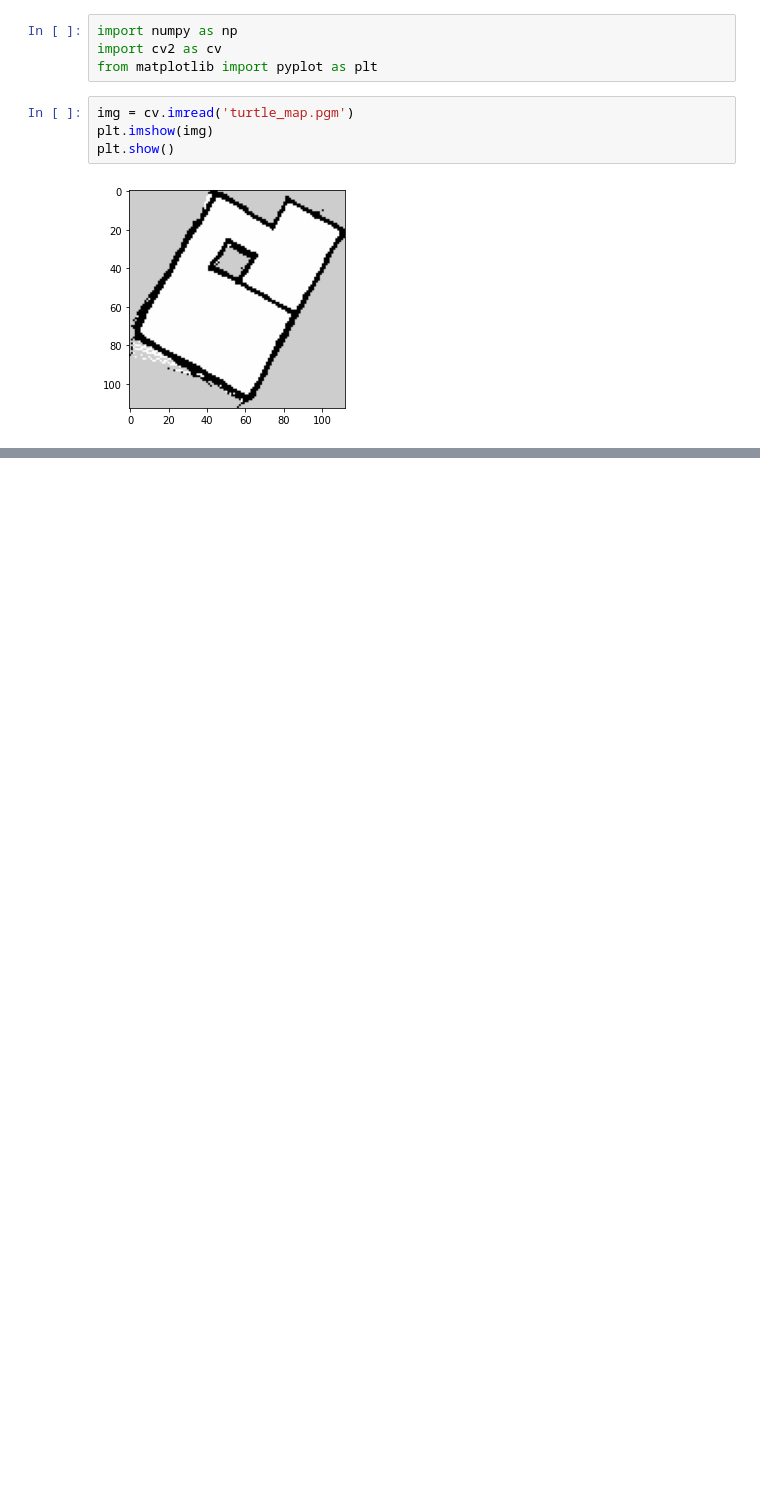
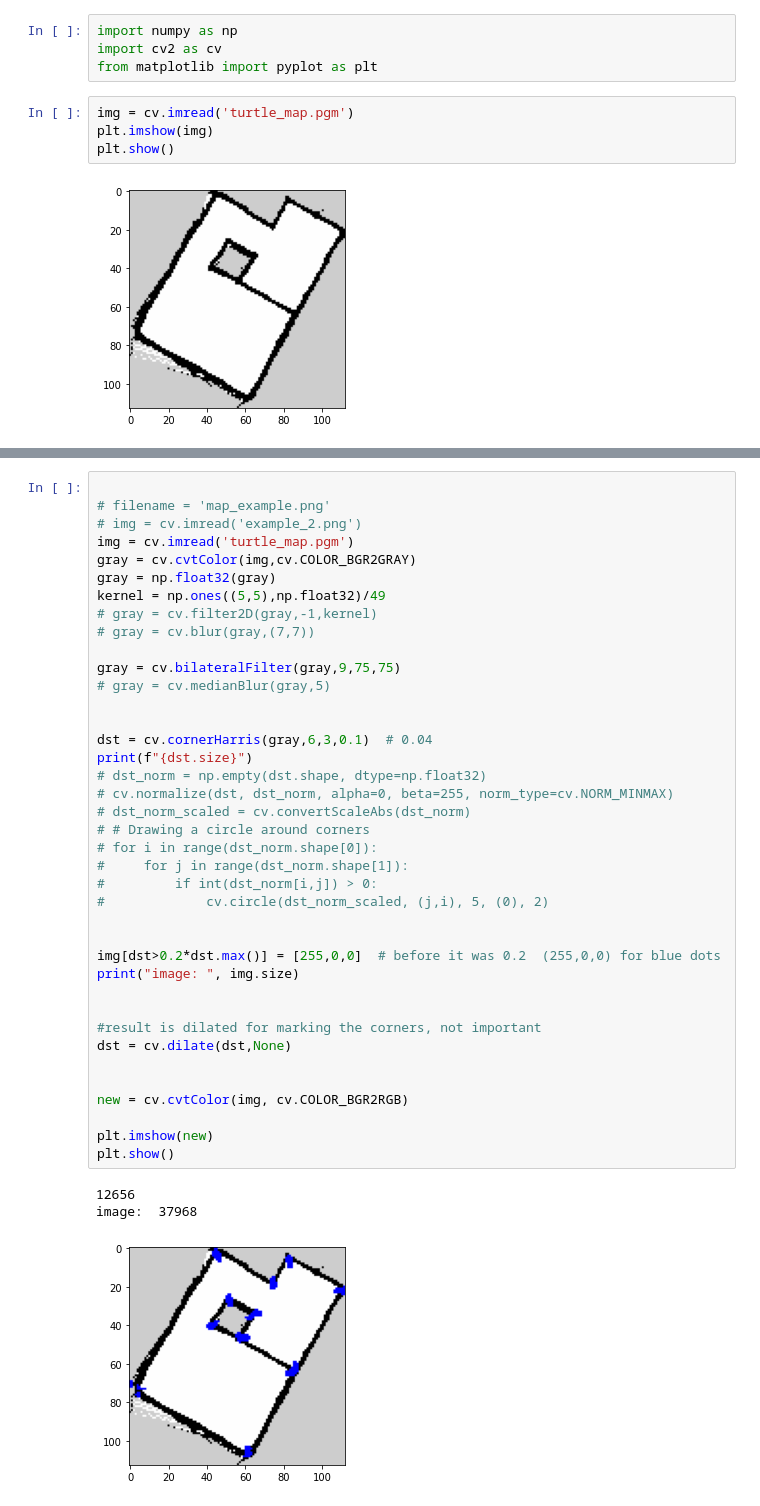
Before and after one commit to oskarbosgraaf/erf2022, a Jupyter notebook: archive/corner_detection/corner_detector.ipynb, the cells around one changed output, grey strips where cells are left out. Cells and saved outputs as stored; diff of their text form; blank space fills up the shorter version.

```diff
--- a/archive/corner_detection/corner_detector.ipynb
+++ b/archive/corner_detection/corner_detector.ipynb
@@ -60,0 +156,43 @@ plt.show()
+# %%
+
+# filename = 'map_example.png'
+# img = cv.imread('example_2.png')
+img = cv.imread('turtle_map.pgm')
+gray = cv.cvtColor(img,cv.COLOR_BGR2GRAY)
+gray = np.float32(gray)
+kernel = np.ones((5,5),np.float32)/49
+# gray = cv.filter2D(gray,-1,kernel)
+# gray = cv.blur(gray,(7,7))
+
+gray = cv.bilateralFilter(gray,9,75,75)
+# gray = cv.medianBlur(gray,5)
+
+
+dst = cv.cornerHarris(gray,6,3,0.1)  # 0.04
+print(f"{dst.size}")
+# dst_norm = np.empty(dst.shape, dtype=np.float32)
+# cv.normalize(dst, dst_norm, alpha=0, beta=255, norm_type=cv.NORM_MINMAX)
+# dst_norm_scaled = cv.convertScaleAbs(dst_norm)
+# # Drawing a circle around corners
+# for i in range(dst_norm.shape[0]):
+#     for j in range(dst_norm.shape[1]):
+#         if int(dst_norm[i,j]) > 0:
+#             cv.circle(dst_norm_scaled, (j,i), 5, (0), 2)
+
+
+img[dst>0.2*dst.max()] = [255,0,0]  # before it was 0.2  (255,0,0) for blue dots
+print("image: ", img.size)
+
+
+#result is dilated for marking the corners, not important
+dst = cv.dilate(dst,None)
+
+
+new = cv.cvtColor(img, cv.COLOR_BGR2RGB)
+
+plt.imshow(new)
+plt.show()
+# %% [output]
+12656
+image:  37968
+[figure, added]
```
Also changed, not shown: parts of 2 cells of this notebook, 2 other files.
